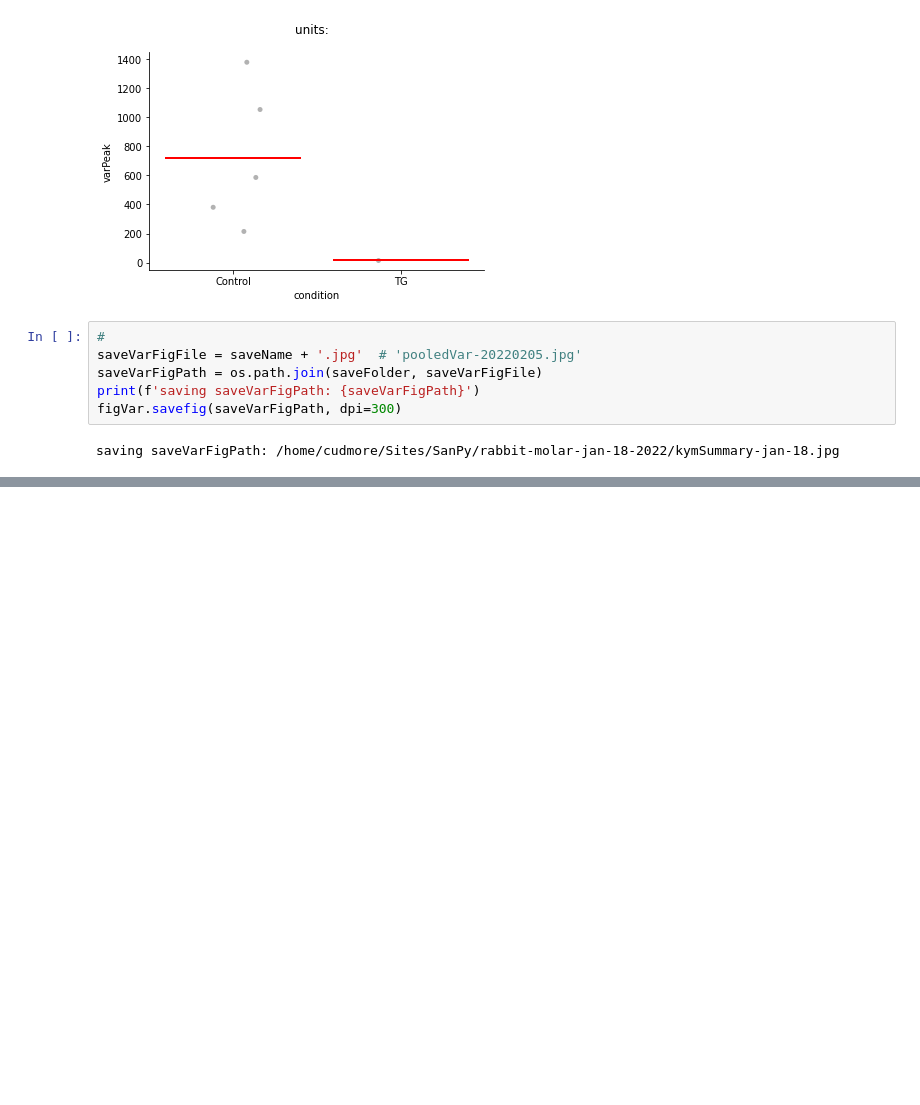
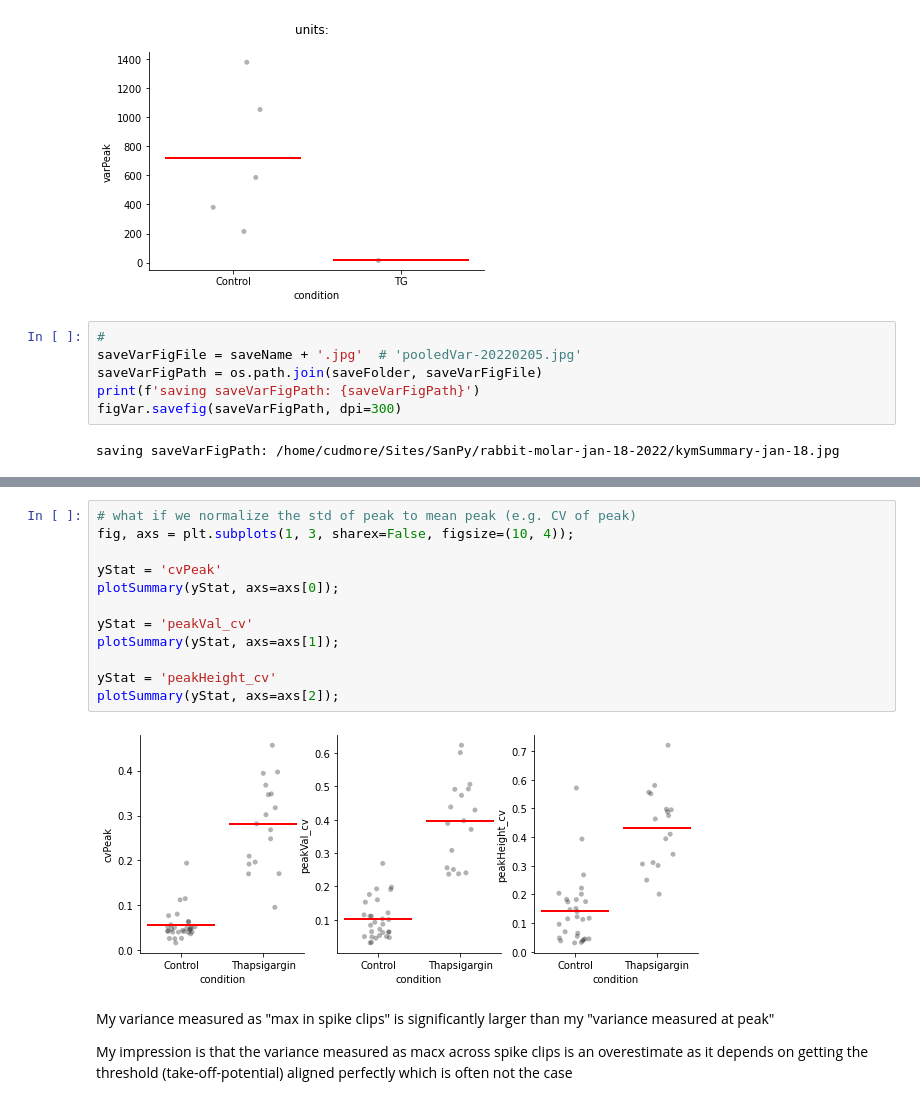
Before and after one commit to cudmore/SanPy, a Jupyter notebook: examples/kymographAnalysis.ipynb, the cells around one changed output, grey strips where cells are left out. Saved outputs shown, nothing was run; the diff lists cells and outputs as text; blank space fills up the shorter version.

```diff
--- a/examples/kymographAnalysis.ipynb
+++ b/examples/kymographAnalysis.ipynb
@@ -108,0 +241,18 @@ saving saveVarFigPath: /home/cudmore/Sites/SanPy/rabbit-molar-jan-18-2022/kymSum
+# %%
+# what if we normalize the std of peak to mean peak (e.g. CV of peak)
+fig, axs = plt.subplots(1, 3, sharex=False, figsize=(10, 4));
+
+yStat = 'cvPeak'
+plotSummary(yStat, axs=axs[0]);
+
+yStat = 'peakVal_cv'
+plotSummary(yStat, axs=axs[1]);
+
+yStat = 'peakHeight_cv'
+plotSummary(yStat, axs=axs[2]);
+# %% [output]
+[figure, added]
+# %% [markdown]
+My variance measured as "max in spike clips" is significantly larger than my "variance measured at peak"
+
+My impression is that the variance measured as macx across spike clips is an overestimate as it depends on getting the threshold (take-off-potential) aligned perfectly which is often not the case
```
Also changed, not shown: parts of 14 cells of this notebook, 18 other files.
